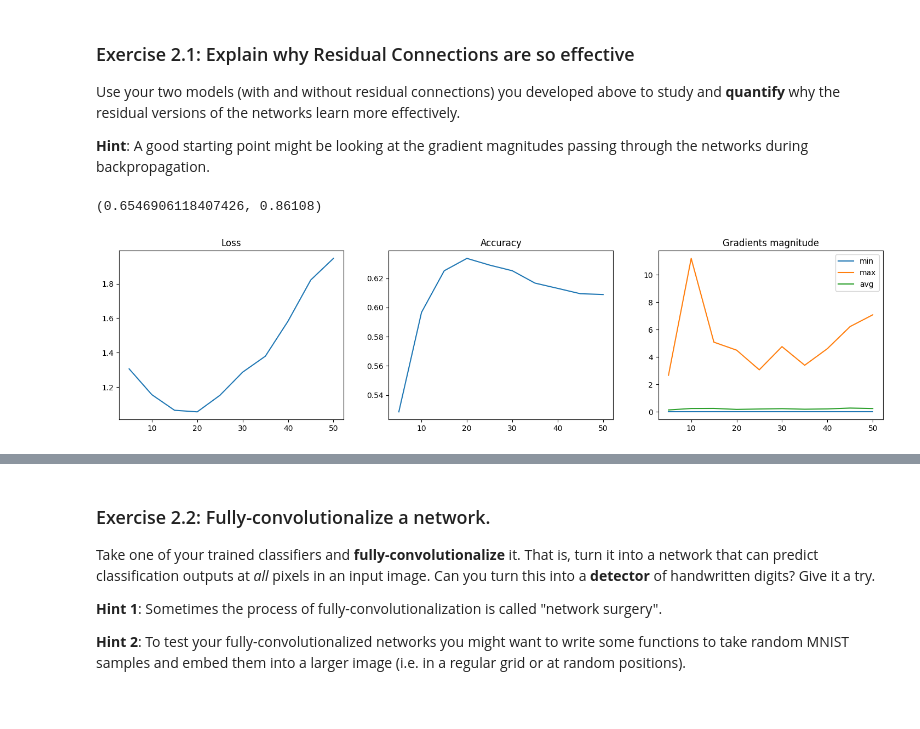
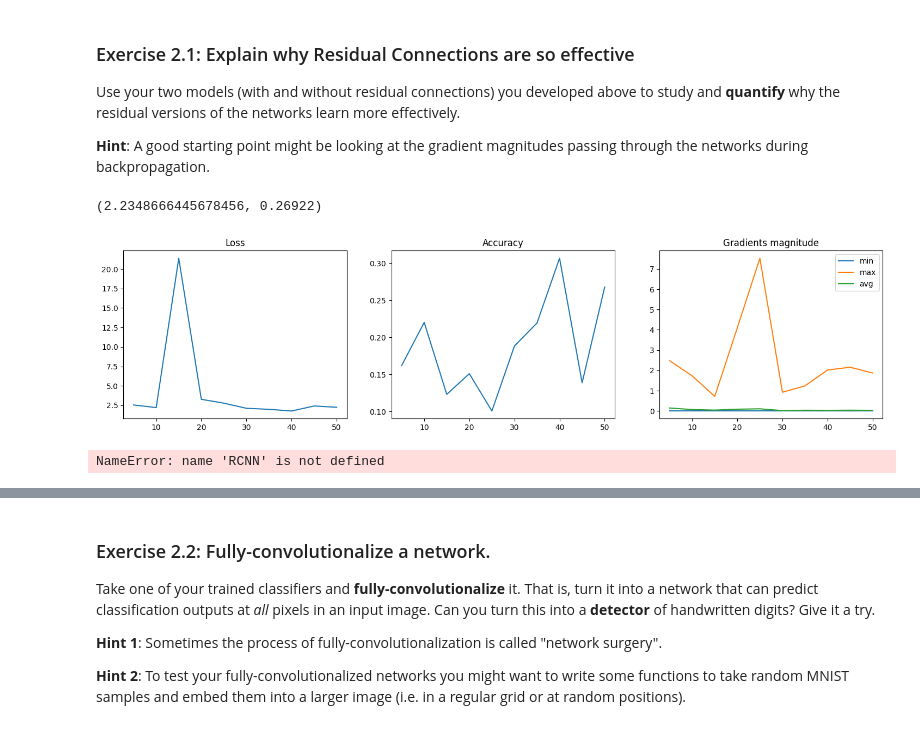
Before and after one commit to Cascetto/dla_labs, a Jupyter notebook: Lab1-CNNs.ipynb, the cells around one changed output, grey strips where cells are left out. Drawn from its saved outputs; the diff is of its cells as text; code cells hidden in the pictures.

```diff
--- a/Lab1-CNNs.ipynb
+++ b/Lab1-CNNs.ipynb
@@ -317,8 +320,8 @@ def conv_3x3_same_block(in_channels, out_channels):
 
 def conv_3x3_valid_block(in_channels, out_channels):
     return nn.Sequential(
-        nn.Conv2d(in_channels, out_channels, kernel_size=3, stride=1, padding=0),
-        nn.MaxPool2d(3, stride=1),
+        nn.Conv2d(in_channels, out_channels, kernel_size=3, stride=1, padding=1),
+        nn.MaxPool2d(2),
         nn.BatchNorm2d(out_channels),
         nn.ReLU()
     )
@@ -352,2 +327,0 @@ l, a, min_g, max_g, avg_g = training(cnn, dl_train, dl_val, loss, opt, epochs, f
-# %%
-plot_training_result(l, a, min_g, max_g, avg_g, freq)
@@ -356,3 +328,35 @@ plot_training_result(l, a, min_g, max_g, avg_g, freq)
+# %%
+class CNN(nn.Module):
+
+    def __init__(self, block_depth = 1) -> None:
+        super(CNN, self).__init__()
+        self.conv1 = conv_3x3_valid_block(3, 16) # 32 -> 16
+        self.conv_block1 = nn.Sequential(*[conv_3x3_same_block(16, 16) for _ in range(block_depth)])
+        self.conv2 = conv_3x3_valid_block(16, 32) # 16 -> 8
+        self.conv_block2 = nn.Sequential(*[conv_3x3_same_block(32, 32) for _ in range(block_depth)])
+        self.conv3 = conv_3x3_valid_block(32, 64) # 8 -> 4
+        self.conv_block3 = nn.Sequential(*[conv_3x3_same_block(64, 64) for _ in range(block_depth)])
+        self.conv4 = conv_3x3_valid_block(64, 128) # 2 -> 2
+        self.conv_block4 = nn.Sequential(*[conv_3x3_same_block(128, 128) for _ in range(block_depth)])
+        self.conv5 = conv_3x3_valid_block(128, 256) # 2 -> 1
+        self.conv_block5 = nn.Sequential(*[conv_3x3_same_block(256, 256) for _ in range(block_depth)])
+        self.out = nn.Sequential(
+            nn.Flatten(),
+            nn.Linear(256, 10)
+        )
+
+    def forward(self, X):
+        X = self.conv1(X)
+        X = self.conv_block1(X)
+        X = self.conv2(X)
+        X = self.conv_block2(X)
+        X = self.conv3(X)
+        X = self.conv_block3(X)
+        X = self.conv4(X)
+        X = self.conv_block4(X)
+        X = self.conv5(X)
+        X = self.conv_block5(X)
+        return self.out(X)
 # %% [markdown]
 # CIFAR10 DS
 # %%
@@ -377,7 +381,7 @@ cifar_dl_test = torch.utils.data.DataLoader(cifar_test, shuffle=True, batch_size
 Files already downloaded and verified
 Files already downloaded and verified
 # %%
-cnn = CNN(32, 3, 32, 3, 10).to(device)
+cnn = CNN(1).to(device)
 loss = F.cross_entropy
 opt = torch.optim.Adam(cnn.parameters(), lr=0.001)
 l, a, _, _, _= training(cnn, cifar_dl_train, cifar_dl_val, loss, opt, epochs, freq, False, False)
@@ -399,22 +403,22 @@ Use your two models (with and without residual connections) you developed above
 # %%
 width = 32
 depth = 20
 validation_freq = 5
 
-cnn = CNN(32, 3, width, depth, 10).to(device)
+cnn = CNN(10).to(device)
 loss = F.cross_entropy
 opt = torch.optim.Adam(cnn.parameters(), lr=0.001)
 # wandb.init(project="DLA LAB 1 2.1", config={
 #     "architecture": "cnn",
 #     "depth": depth,
 #     "dataset": "cifar10"
 # })
 l, a, min_g, max_g, avg_g = training(cnn, cifar_dl_train, cifar_dl_val, loss, opt, epochs, validation_freq, False, False)
 # wandb.finish()
 plot_training_result(l, a, min_g, max_g, avg_g, freq)
 print(validation(cnn, cifar_dl_test, loss))
 # %% [output]
-(0.6546906118407426, 0.86108)
+(2.2348666445678456, 0.26922)
-[figure, old version]
+[figure, new version]
 # %%
 torch.save(cnn.state_dict(), "lab2.1_cnn.pth")
@@ -442,5 +457,5 @@ class RCNN(nn.Module):
 # %%
-rcnn = RCNN(32, 3, width, depth, 10).to(device)
+rcnn = RCNN(10).to(device)
 loss = F.cross_entropy
 opt = torch.optim.Adam(cnn.parameters(), lr=0.001)
 # wandb.init(project="DLA LAB 1 2.1", config={
@@ -450,6 +465,8 @@ opt = torch.optim.Adam(cnn.parameters(), lr=0.001)
 # })
 l, a, min_g, max_g, avg_g = training(cnn, cifar_dl_train, cifar_dl_val, loss, opt, epochs, validation_freq, False, False)
 # wandb.finish()
+# %% [output]
+NameError: name 'RCNN' is not defined
 # %%
 plot_training_result(l, a, min_g, max_g, avg_g, freq)
 print(validation(cnn, cifar_dl_test, loss))
```
Also changed, not shown: parts of 10 cells of this notebook, 1 other file.
